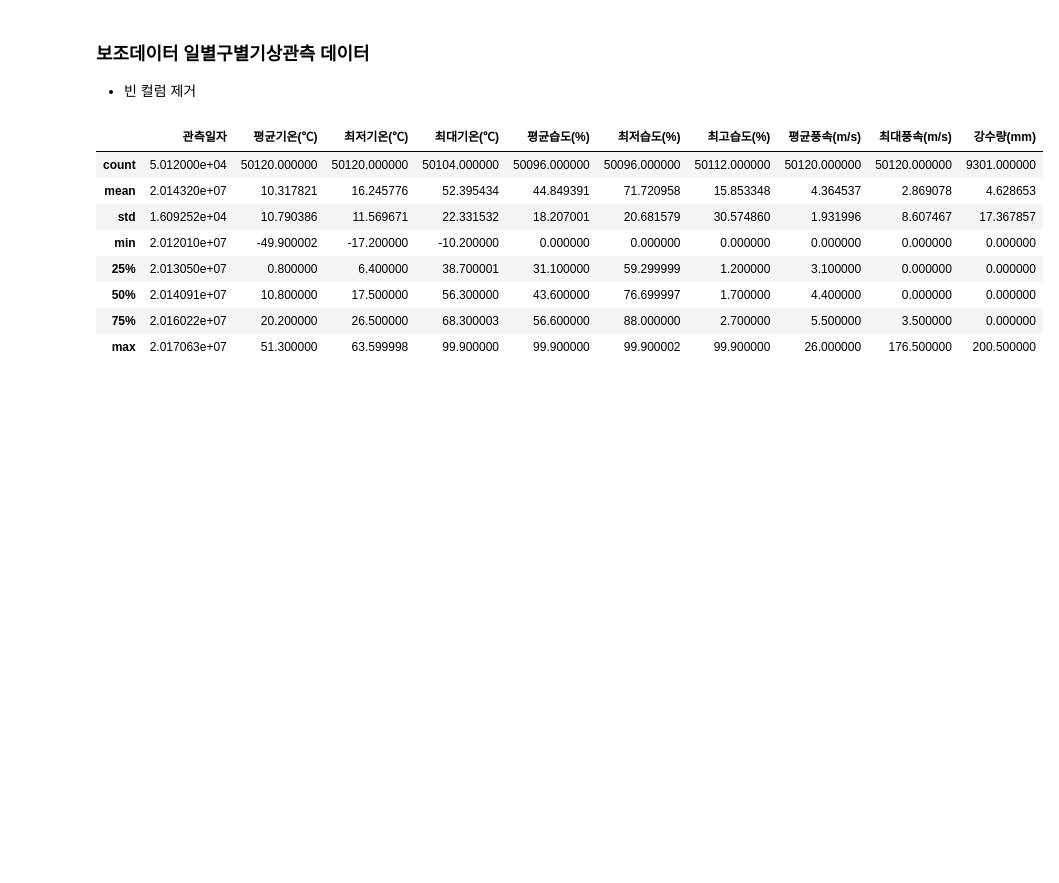
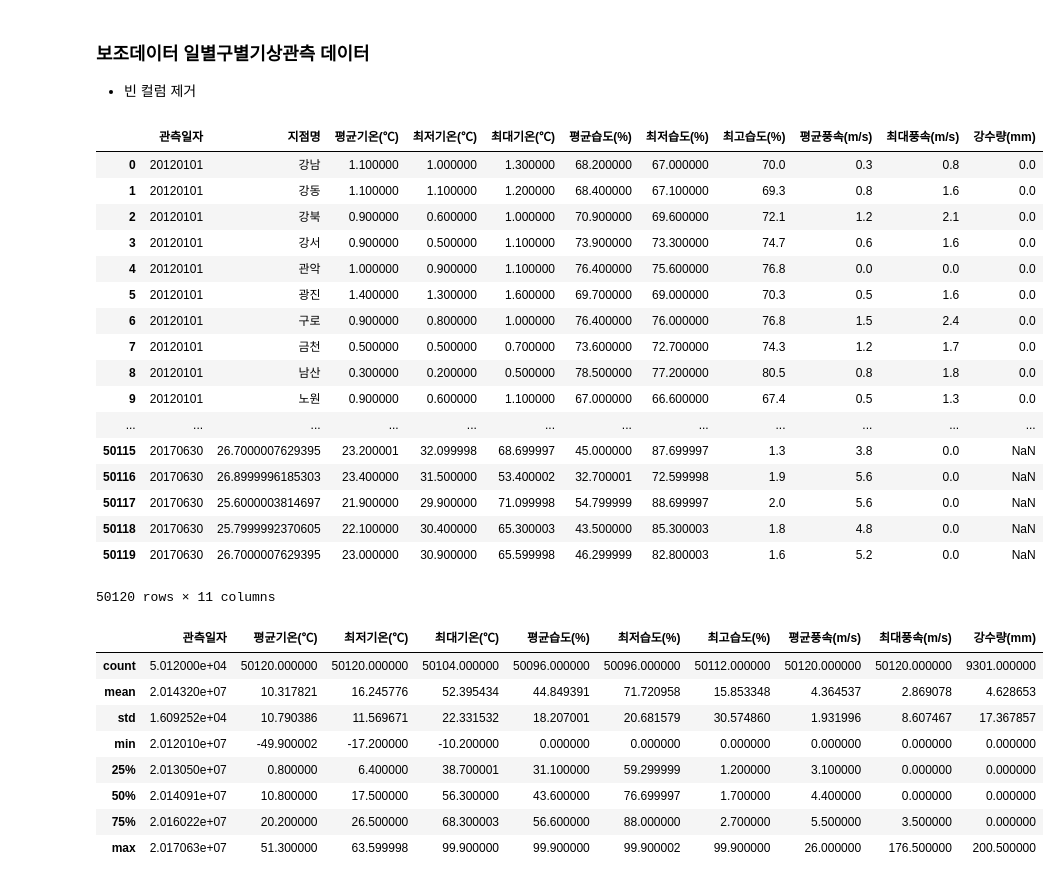
Before and after one commit to ChungminPark/samsung-ai-challenge-2018, a Jupyter notebook: Data_Processing.ipynb, the cells around one changed output. Drawn from its saved outputs; the diff is of its cells as text; code cells hidden in the pictures; blank space fills up the shorter version.

```diff
--- a/Data_Processing.ipynb
+++ b/Data_Processing.ipynb
@@ -11,6 +11,27 @@ import pandas as pd
 weather_data = pd.read_csv('./보조데이터/11.일별구별기상관측/일별기상관측(2012~2017).csv', encoding='cp949')
 # %%
 weather_data = weather_data.drop(columns=[weather_data.columns[1]])
+# %%
+weather_data
+# %% [output]
+|  | 관측일자 | 지점명 | 평균기온(℃) | 최저기온(℃) | 최대기온(℃) | 평균습도(%) | 최저습도(%) | 최고습도(%) | 평균풍속(m/s) | 최대풍속(m/s) | 강수량(mm) |
+| 0 | 20120101 | 강남 | 1.100000 | 1.000000 | 1.300000 | 68.200000 | 67.000000 | 70.0 | 0.3 | 0.8 | 0.0 |
+| 1 | 20120101 | 강동 | 1.100000 | 1.100000 | 1.200000 | 68.400000 | 67.100000 | 69.3 | 0.8 | 1.6 | 0.0 |
+| 2 | 20120101 | 강북 | 0.900000 | 0.600000 | 1.000000 | 70.900000 | 69.600000 | 72.1 | 1.2 | 2.1 | 0.0 |
+| 3 | 20120101 | 강서 | 0.900000 | 0.500000 | 1.100000 | 73.900000 | 73.300000 | 74.7 | 0.6 | 1.6 | 0.0 |
+| 4 | 20120101 | 관악 | 1.000000 | 0.900000 | 1.100000 | 76.400000 | 75.600000 | 76.8 | 0.0 | 0.0 | 0.0 |
+| 5 | 20120101 | 광진 | 1.400000 | 1.300000 | 1.600000 | 69.700000 | 69.000000 | 70.3 | 0.5 | 1.6 | 0.0 |
+| 6 | 20120101 | 구로 | 0.900000 | 0.800000 | 1.000000 | 76.400000 | 76.000000 | 76.8 | 1.5 | 2.4 | 0.0 |
+| 7 | 20120101 | 금천 | 0.500000 | 0.500000 | 0.700000 | 73.600000 | 72.700000 | 74.3 | 1.2 | 1.7 | 0.0 |
+| 8 | 20120101 | 남산 | 0.300000 | 0.200000 | 0.500000 | 78.500000 | 77.200000 | 80.5 | 0.8 | 1.8 | 0.0 |
+| 9 | 20120101 | 노원 | 0.900000 | 0.600000 | 1.100000 | 67.000000 | 66.600000 | 67.4 | 0.5 | 1.3 | 0.0 |
+| ... | ... | ... | ... | ... | ... | ... | ... | ... | ... | ... | ... |
+| 50115 | 20170630 | 26.7000007629395 | 23.200001 | 32.099998 | 68.699997 | 45.000000 | 87.699997 | 1.3 | 3.8 | 0.0 | NaN |
+| 50116 | 20170630 | 26.8999996185303 | 23.400000 | 31.500000 | 53.400002 | 32.700001 | 72.599998 | 1.9 | 5.6 | 0.0 | NaN |
+| 50117 | 20170630 | 25.6000003814697 | 21.900000 | 29.900000 | 71.099998 | 54.799999 | 88.699997 | 2.0 | 5.6 | 0.0 | NaN |
+| 50118 | 20170630 | 25.7999992370605 | 22.100000 | 30.400000 | 65.300003 | 43.500000 | 85.300003 | 1.8 | 4.8 | 0.0 | NaN |
+| 50119 | 20170630 | 26.7000007629395 | 23.000000 | 30.900000 | 65.599998 | 46.299999 | 82.800003 | 1.6 | 5.2 | 0.0 | NaN |
+50120 rows × 11 columns
 # %%
 weather_data.describe()
 # %% [output]
```
Also changed, not shown: parts of 5 cells of this notebook, 2 other files.
